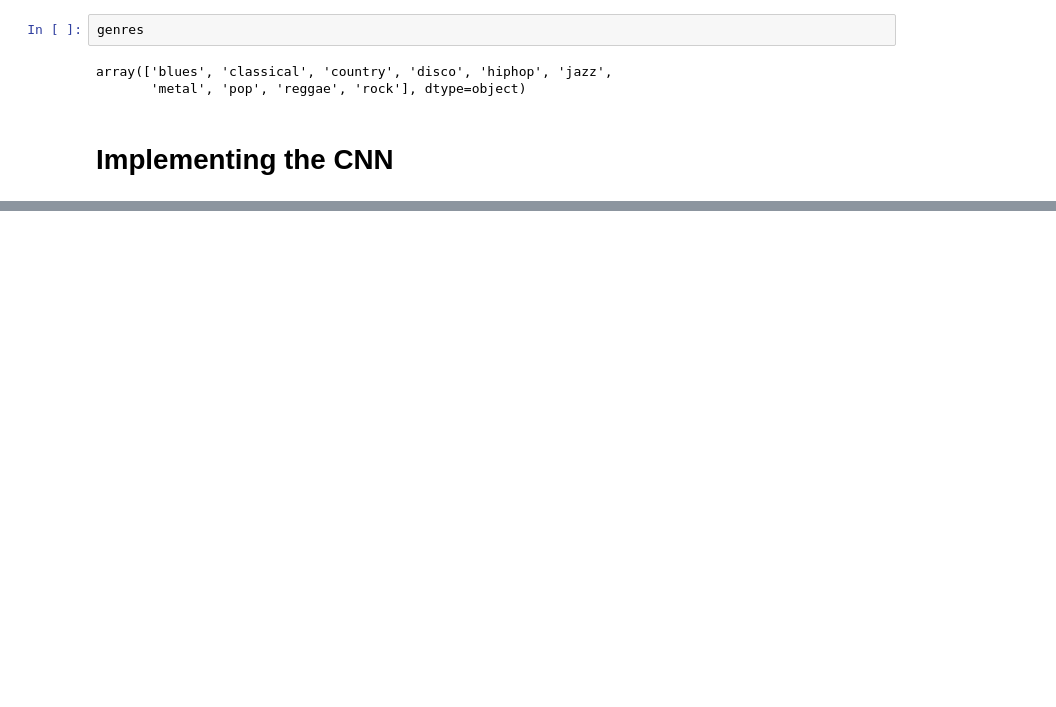
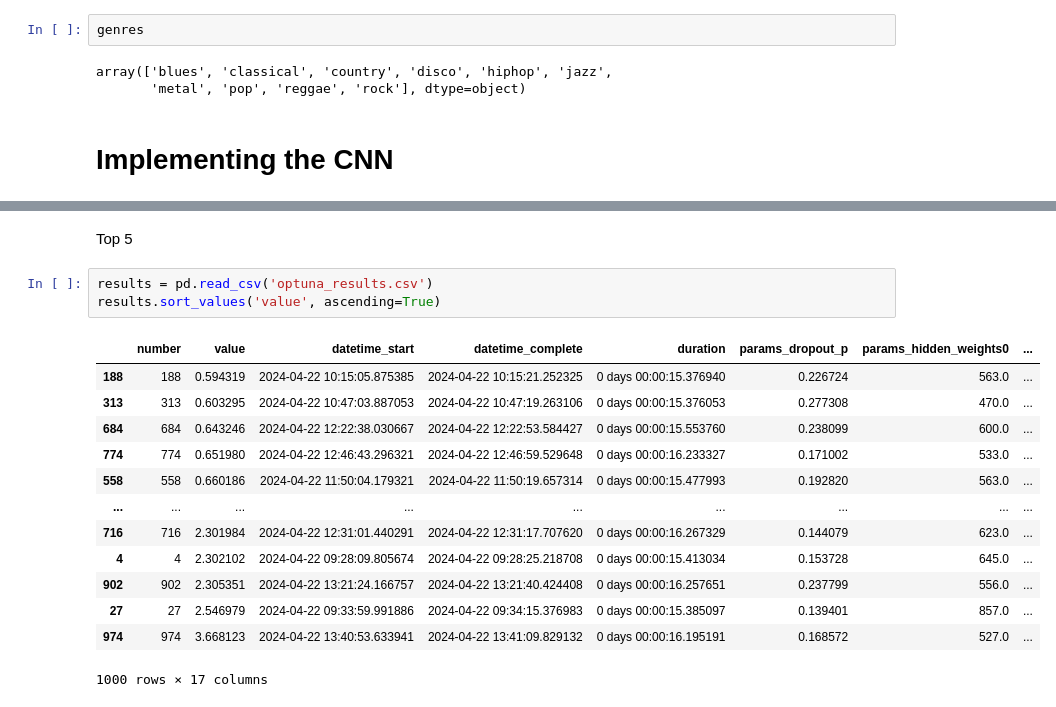
Before and after one commit to Gabe-Thomp/Music-Genre-CNN, a Jupyter notebook: ProjF5.ipynb, the cells around one changed output, grey strips where cells are left out. Cells and saved outputs as stored; diff of their text form; blank space fills up the shorter version.

Commit message:
Added updated Final Project and hyperparameter search results

```diff
--- a/ProjF5.ipynb
+++ b/ProjF5.ipynb
@@ -424,0 +488,19 @@ KeyboardInterrupt:
+# %% [markdown]
+Top 5
+# %%
+results = pd.read_csv('optuna_results.csv')
+results.sort_values('value', ascending=True)
+# %% [output]
+|  | number | value | datetime_start | datetime_complete | duration | params_dropout_p | params_hidden_weights0 | ... |
+| 188 | 188 | 0.594319 | 2024-04-22 10:15:05.875385 | 2024-04-22 10:15:21.252325 | 0 days 00:00:15.376940 | 0.226724 | 563.0 | ... |
+| 313 | 313 | 0.603295 | 2024-04-22 10:47:03.887053 | 2024-04-22 10:47:19.263106 | 0 days 00:00:15.376053 | 0.277308 | 470.0 | ... |
+| 684 | 684 | 0.643246 | 2024-04-22 12:22:38.030667 | 2024-04-22 12:22:53.584427 | 0 days 00:00:15.553760 | 0.238099 | 600.0 | ... |
+| 774 | 774 | 0.651980 | 2024-04-22 12:46:43.296321 | 2024-04-22 12:46:59.529648 | 0 days 00:00:16.233327 | 0.171002 | 533.0 | ... |
+| 558 | 558 | 0.660186 | 2024-04-22 11:50:04.179321 | 2024-04-22 11:50:19.657314 | 0 days 00:00:15.477993 | 0.192820 | 563.0 | ... |
+| ... | ... | ... | ... | ... | ... | ... | ... | ... |
+| 716 | 716 | 2.301984 | 2024-04-22 12:31:01.440291 | 2024-04-22 12:31:17.707620 | 0 days 00:00:16.267329 | 0.144079 | 623.0 | ... |
+| 4 | 4 | 2.302102 | 2024-04-22 09:28:09.805674 | 2024-04-22 09:28:25.218708 | 0 days 00:00:15.413034 | 0.153728 | 645.0 | ... |
+| 902 | 902 | 2.305351 | 2024-04-22 13:21:24.166757 | 2024-04-22 13:21:40.424408 | 0 days 00:00:16.257651 | 0.237799 | 556.0 | ... |
+| 27 | 27 | 2.546979 | 2024-04-22 09:33:59.991886 | 2024-04-22 09:34:15.376983 | 0 days 00:00:15.385097 | 0.139401 | 857.0 | ... |
+| 974 | 974 | 3.668123 | 2024-04-22 13:40:53.633941 | 2024-04-22 13:41:09.829132 | 0 days 00:00:16.195191 | 0.168572 | 527.0 | ... |
+1000 rows × 17 columns
```
Also changed, not shown: parts of 25 cells of this notebook, 1 other file.
